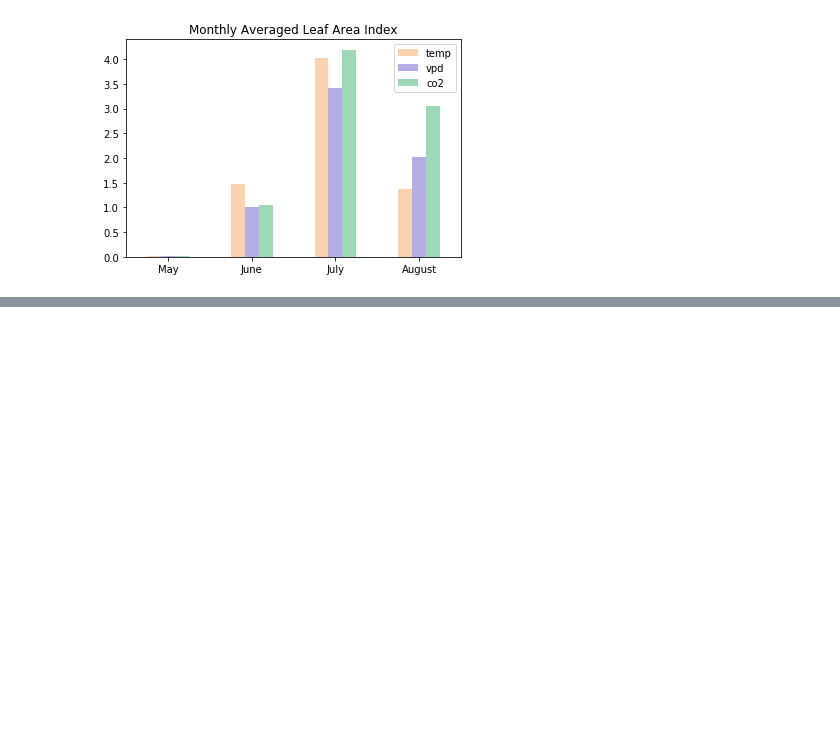
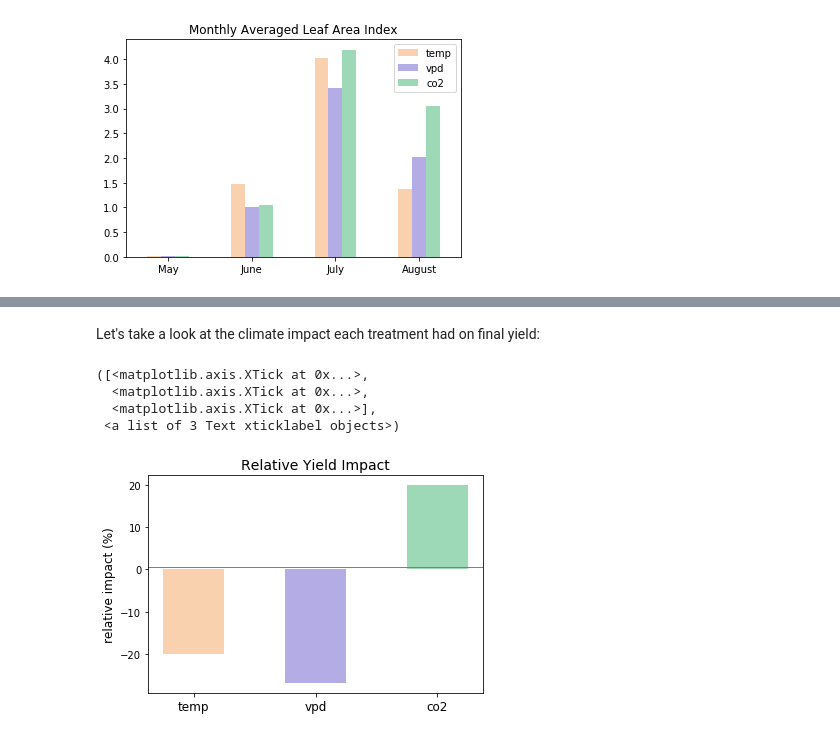
Before and after one commit to jennhsiao/maizsim_application, a Jupyter notebook: lab_exercise.ipynb, the cells around one changed output, grey strips where cells are left out. Saved outputs shown, nothing was run; the diff lists cells and outputs as text; code cells hidden in the pictures; blank space fills up the shorter version.

```diff
--- a/lab_exercise.ipynb
+++ b/lab_exercise.ipynb
@@ -194,0 +195,28 @@ sdf
+# %% [markdown]
+Let's take a look at the climate impact each treatment had on final yield:
+# %%
+# finding the final yield - here we use the maximum ear biomss as a proxy for final yield
+yield_control = ohi_control.earDM.max()
+yield_temp = ohi_temp.earDM.max()
+yield_vpd = ohi_vpd.earDM.max()
+yield_co2 = ohi_co2.earDM.max()
+
+# calculating impact
+temp_impct = (yield_temp - yield_control)/yield_control * 100
+vpd_impct = (yield_vpd - yield_control)/yield_control * 100
+co2_impct = (yield_co2 - yield_control)/yield_control * 100
+
+# plotting out results
+treatments = ('temp', 'vpd', 'co2')
+y_pos = np.arange(len(treatments))
+plt.bar(y_pos, [temp_impct, vpd_impct, co2_impct], color=[col_temp, col_vpd, col_co2], alpha=0.5, width=0.5)
+plt.axhline(y=0.5, color='grey', linestyle='-', linewidth=1)
+plt.title('Relative Yield Impact', size=14)
+plt.ylabel('relative impact (%)', size=12)
+plt.xticks(y_pos, treatments, size=12)
+# %% [output]
+([<matplotlib.axis.XTick at 0x...>,
+  <matplotlib.axis.XTick at 0x...>,
+  <matplotlib.axis.XTick at 0x...>],
+ <a list of 3 Text xticklabel objects>)
+[figure, added]
```
Also changed, not shown: parts of 9 cells of this notebook, 2 other files.
